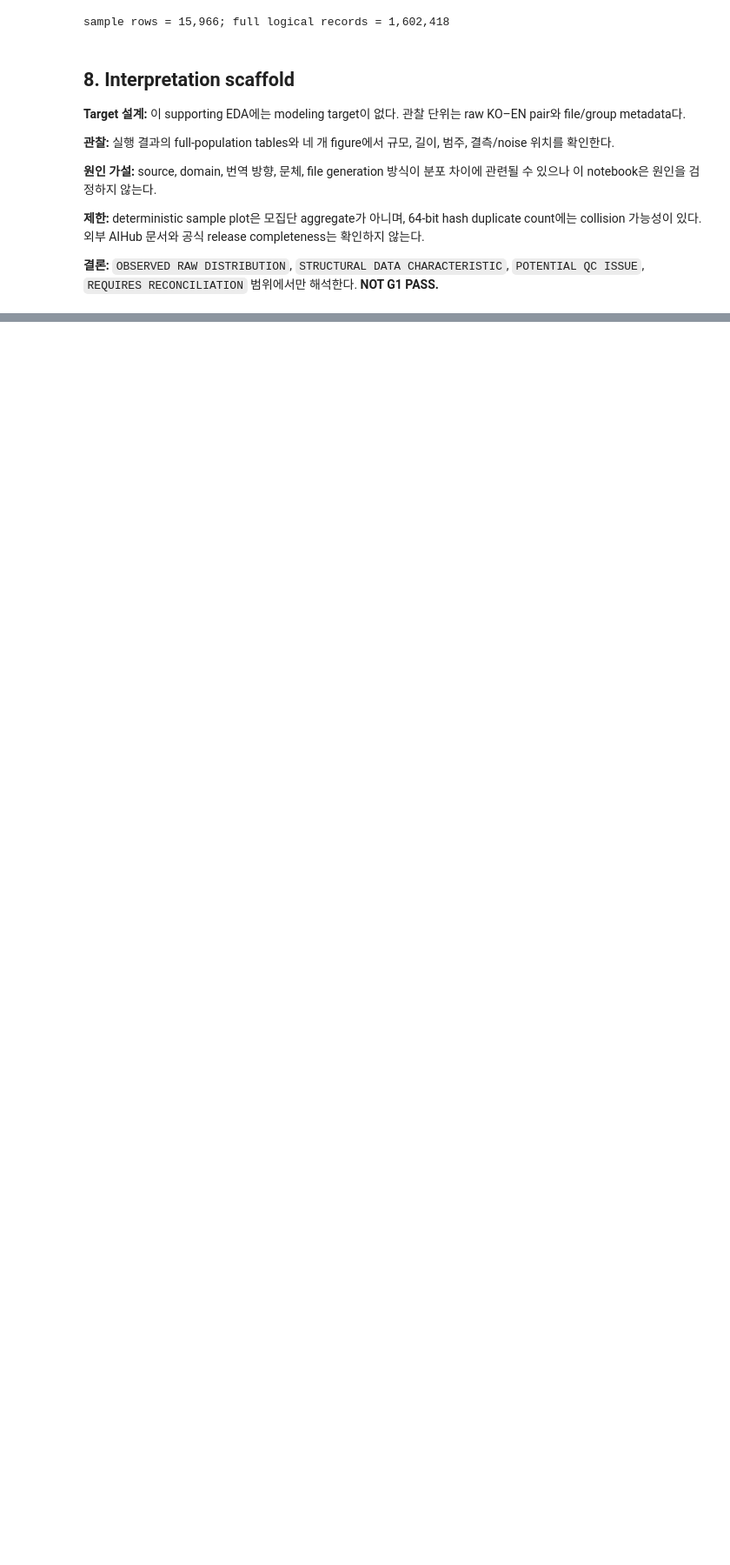
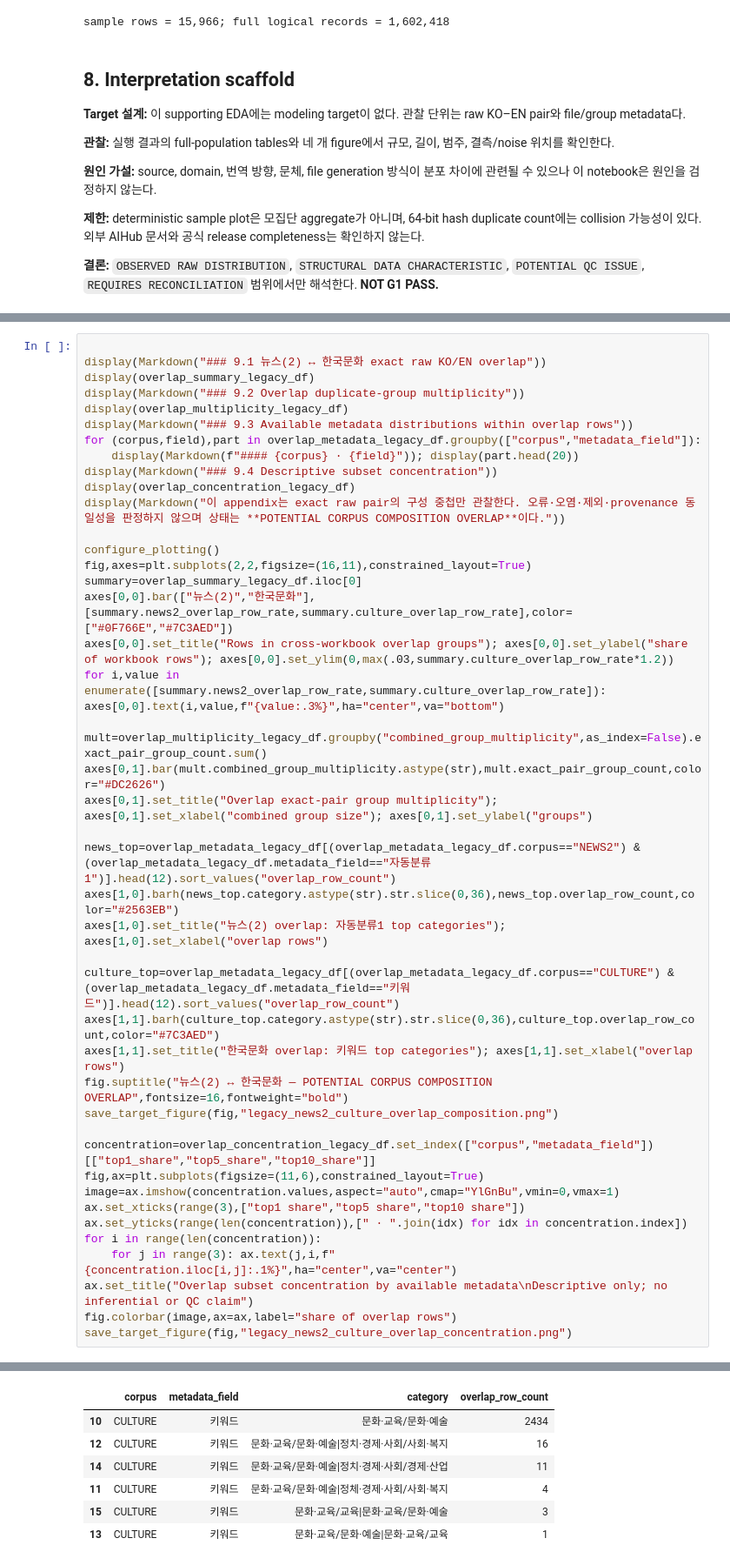
Before and after one commit to Siegfriex/Tokenization_Premium, a Jupyter notebook: notebooks/exploratory/raw/EDA_RAW_LOCAL_KO_EN_PARALLEL_XLSX_V1_legacy_ko_en_parallel_xlsx.ipynb, the cells around one changed output, grey strips where cells are left out. Shown at 87% size. Cells and saved outputs as stored; diff of their text form; blank space fills up the shorter version.

```diff
--- a/notebooks/exploratory/raw/EDA_RAW_LOCAL_KO_EN_PARALLEL_XLSX_V1_legacy_ko_en_parallel_xlsx.ipynb
+++ b/notebooks/exploratory/raw/EDA_RAW_LOCAL_KO_EN_PARALLEL_XLSX_V1_legacy_ko_en_parallel_xlsx.ipynb
@@ -259,0 +390,45 @@ sample rows = 15,966; full logical records = 1,602,418
+# %%
+
+display(Markdown("### 9.1 뉴스(2) ↔ 한국문화 exact raw KO/EN overlap"))
+display(overlap_summary_legacy_df)
+display(Markdown("### 9.2 Overlap duplicate-group multiplicity"))
+display(overlap_multiplicity_legacy_df)
+display(Markdown("### 9.3 Available metadata distributions within overlap rows"))
+for (corpus,field),part in overlap_metadata_legacy_df.groupby(["corpus","metadata_field"]):
+    display(Markdown(f"#### {corpus} · {field}")); display(part.head(20))
+display(Markdown("### 9.4 Descriptive subset concentration"))
+display(overlap_concentration_legacy_df)
+display(Markdown("이 appendix는 exact raw pair의 구성 중첩만 관찰한다. 오류·오염·제외·provenance 동일성을 판정하지 않으며 상태는 **POTENTIAL CORPUS COMPOSITION OVERLAP**이다."))
+
+configure_plotting()
+fig,axes=plt.subplots(2,2,figsize=(16,11),constrained_layout=True)
+summary=overlap_summary_legacy_df.iloc[0]
+axes[0,0].bar(["뉴스(2)","한국문화"],[summary.news2_overlap_row_rate,summary.culture_overlap_row_rate],color=["#0F766E","#7C3AED"])
+axes[0,0].set_title("Rows in cross-workbook overlap groups"); axes[0,0].set_ylabel("share of workbook rows"); axes[0,0].set_ylim(0,max(.03,summary.culture_overlap_row_rate*1.2))
+for i,value in enumerate([summary.news2_overlap_row_rate,summary.culture_overlap_row_rate]): axes[0,0].text(i,value,f"{value:.3%}",ha="center",va="bottom")
+
+mult=overlap_multiplicity_legacy_df.groupby("combined_group_multiplicity",as_index=False).exact_pair_group_count.sum()
+axes[0,1].bar(mult.combined_group_multiplicity.astype(str),mult.exact_pair_group_count,color="#DC2626")
+axes[0,1].set_title("Overlap exact-pair group multiplicity"); axes[0,1].set_xlabel("combined group size"); axes[0,1].set_ylabel("groups")
+
+news_top=overlap_metadata_legacy_df[(overlap_metadata_legacy_df.corpus=="NEWS2") & (overlap_metadata_legacy_df.metadata_field=="자동분류1")].head(12).sort_values("overlap_row_count")
+axes[1,0].barh(news_top.category.astype(str).str.slice(0,36),news_top.overlap_row_count,color="#2563EB")
+axes[1,0].set_title("뉴스(2) overlap: 자동분류1 top categories"); axes[1,0].set_xlabel("overlap rows")
+
+culture_top=overlap_metadata_legacy_df[(overlap_metadata_legacy_df.corpus=="CULTURE") & (overlap_metadata_legacy_df.metadata_field=="키워드")].head(12).sort_values("overlap_row_count")
+axes[1,1].barh(culture_top.category.astype(str).str.slice(0,36),culture_top.overlap_row_count,color="#7C3AED")
+axes[1,1].set_title("한국문화 overlap: 키워드 top categories"); axes[1,1].set_xlabel("overlap rows")
+fig.suptitle("뉴스(2) ↔ 한국문화 — POTENTIAL CORPUS COMPOSITION OVERLAP",fontsize=16,fontweight="bold")
+save_target_figure(fig,"legacy_news2_culture_overlap_composition.png")
+
+concentration=overlap_concentration_legacy_df.set_index(["corpus","metadata_field"])[["top1_share","top5_share","top10_share"]]
+fig,ax=plt.subplots(figsize=(11,6),constrained_layout=True)
+image=ax.imshow(concentration.values,aspect="auto",cmap="YlGnBu",vmin=0,vmax=1)
+ax.set_xticks(range(3),["top1 share","top5 share","top10 share"])
+ax.set_yticks(range(len(concentration)),[" · ".join(idx) for idx in concentration.index])
+for i in range(len(concentration)):
+    for j in range(3): ax.text(j,i,f"{concentration.iloc[i,j]:.1%}",ha="center",va="center")
+ax.set_title("Overlap subset concentration by available metadata\nDescriptive only; no inferential or QC claim")
+fig.colorbar(image,ax=ax,label="share of overlap rows")
+save_target_figure(fig,"legacy_news2_culture_overlap_concentration.png")
+# %% [output]
@@ -259,0 +443,7 @@ sample rows = 15,966; full logical records = 1,602,418
+|  | corpus | metadata_field | category | overlap_row_count |
+| 10 | CULTURE | 키워드 | 문화·교육/문화·예술 | 2434 |
+| 12 | CULTURE | 키워드 | 문화·교육/문화·예술|정치·경제·사회/사회·복지 | 16 |
+| 14 | CULTURE | 키워드 | 문화·교육/문화·예술|정치·경제·사회/경제·산업 | 11 |
+| 11 | CULTURE | 키워드 | 문화·교육/문화·예술|정체·경제·사회/사회·복지 | 4 |
+| 15 | CULTURE | 키워드 | 문화·교육/교육|문화·교육/문화·예술 | 3 |
+| 13 | CULTURE | 키워드 | 문화·교육/문화·예술|문화·교육/교육 | 1 |
```
Also changed, not shown: parts of 3 cells of this notebook, 24 other files.
